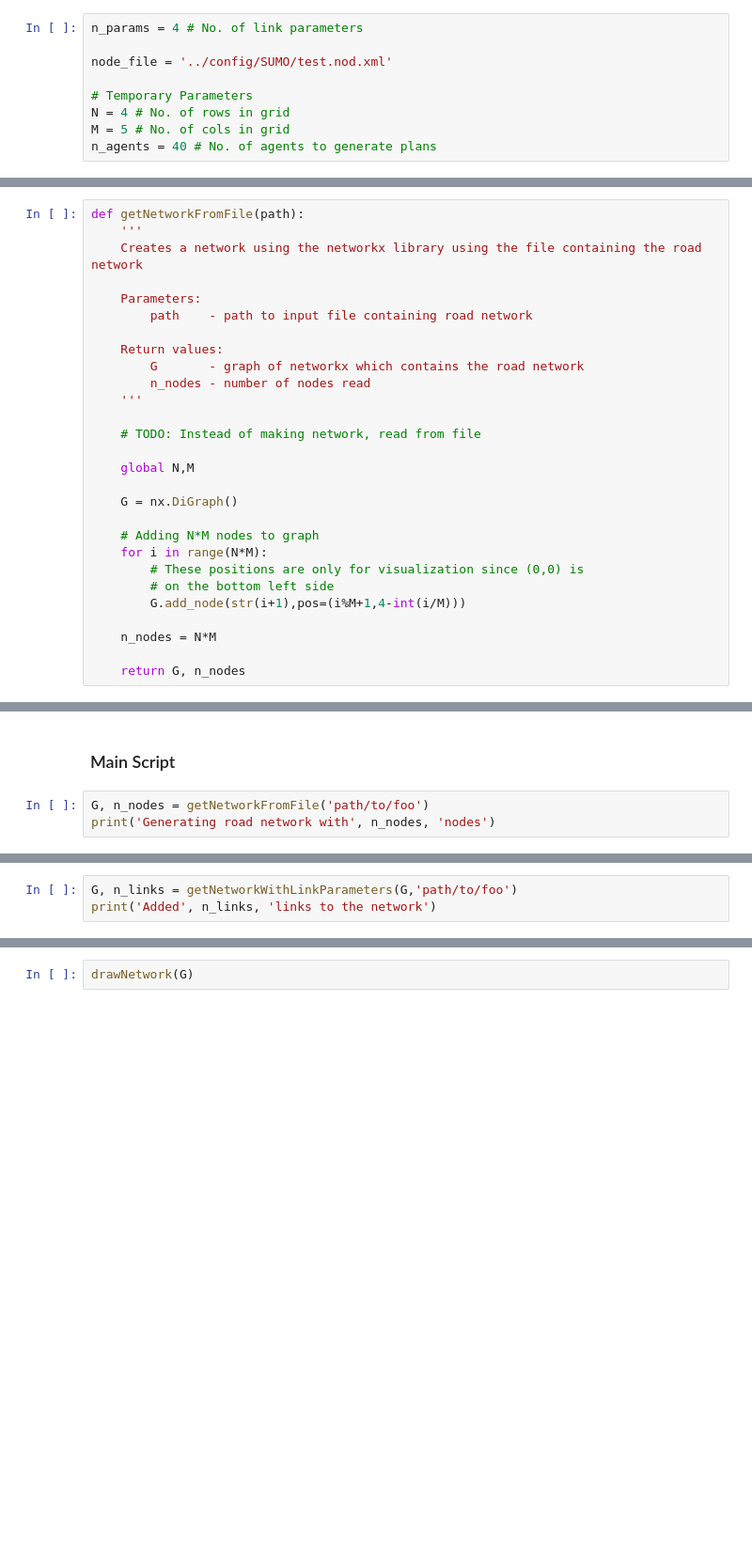
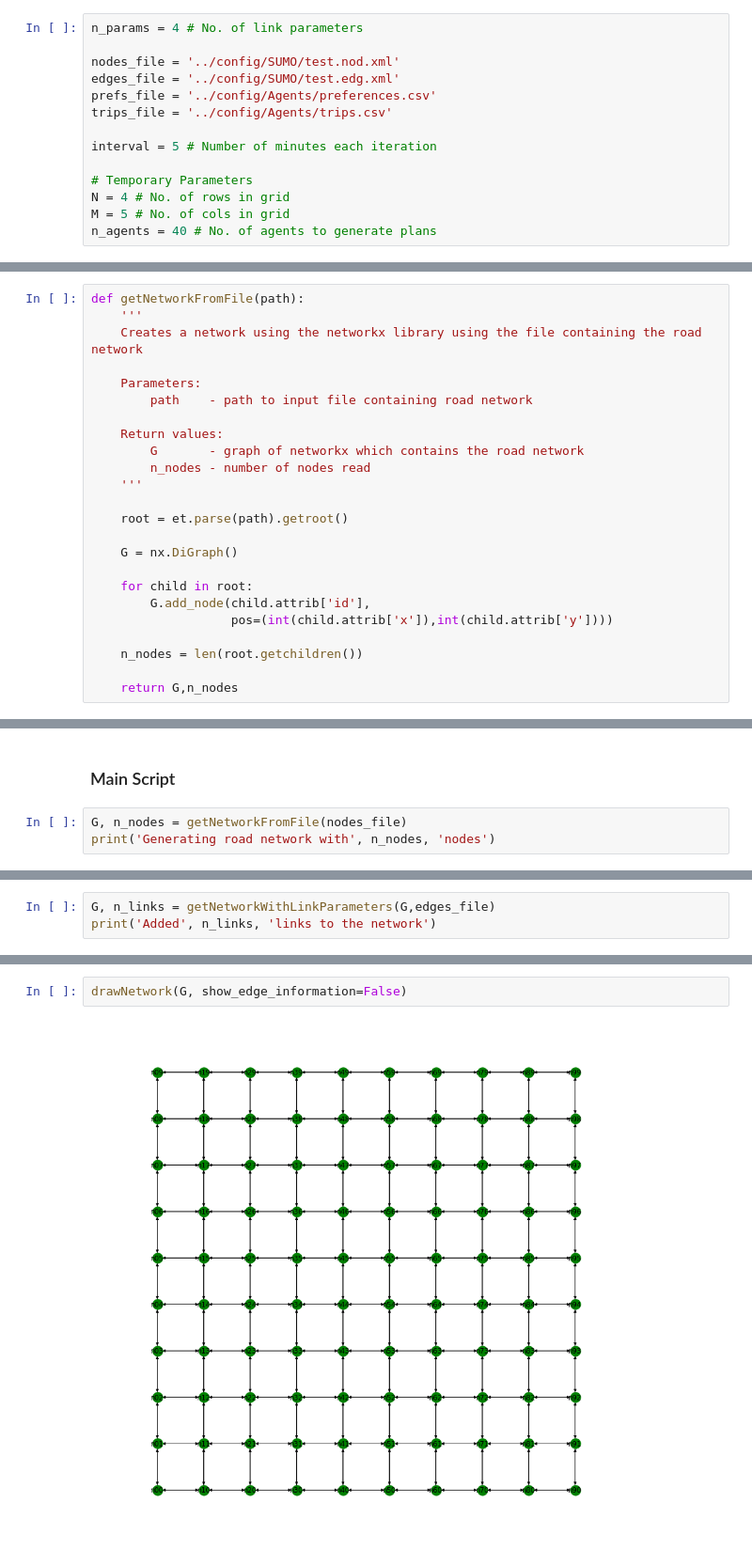
Before and after one commit to surirohit/multi-agent-traffic-simulation, a Jupyter notebook: notebooks/Route Generator.ipynb, the cells around one changed output, grey strips where cells are left out. Shown at 94% size. Saved outputs shown, nothing was run; the diff lists cells and outputs as text; blank space fills up the shorter version.

```diff
--- a/notebooks/Route Generator.ipynb
+++ b/notebooks/Route Generator.ipynb
@@ -50,7 +52,12 @@ def drawNetwork(G):
 # %%
 n_params = 4 # No. of link parameters
 
-node_file = '../config/SUMO/test.nod.xml'
+nodes_file = '../config/SUMO/test.nod.xml'
+edges_file = '../config/SUMO/test.edg.xml'
+prefs_file = '../config/Agents/preferences.csv'
+trips_file = '../config/Agents/trips.csv'
+
+interval = 5 # Number of minutes each iteration
 
 # Temporary Parameters
 N = 4 # No. of rows in grid
@@ -71,21 +78,17 @@ def getNetworkFromFile(path):
         n_nodes - number of nodes read
     '''
 
-    # TODO: Instead of making network, read from file
-
-    global N,M
+    root = et.parse(path).getroot()
 
     G = nx.DiGraph()
 
-    # Adding N*M nodes to graph
-    for i in range(N*M):
-        # These positions are only for visualization since (0,0) is
-        # on the bottom left side
-        G.add_node(str(i+1),pos=(i%M+1,4-int(i/M)))
+    for child in root:
+        G.add_node(child.attrib['id'],
+                   pos=(int(child.attrib['x']),int(child.attrib['y'])))
 
-    n_nodes = N*M
+    n_nodes = len(root.getchildren())
 
-    return G, n_nodes
+    return G,n_nodes
 # %%
 def getNetworkWithLinkParameters(G, path):
     '''
@@ -330,5 +255,5 @@ def writePlansToFiles(dataset_path,plans):
 # %% [markdown]
 ### Main Script
 # %%
-G, n_nodes = getNetworkFromFile('path/to/foo')
+G, n_nodes = getNetworkFromFile(nodes_file)
 print('Generating road network with', n_nodes, 'nodes')
@@ -335,3 +262,3 @@ print('Generating road network with', n_nodes, 'nodes')
 # %%
-G, n_links = getNetworkWithLinkParameters(G,'path/to/foo')
+G, n_links = getNetworkWithLinkParameters(G,edges_file)
 print('Added', n_links, 'links to the network')
@@ -351,2 +277,4 @@ The weights shown above the edge are of the link which goes from the node with s
 # %%
-drawNetwork(G)
+drawNetwork(G, show_edge_information=False)
+# %% [output]
+[figure, added]
```
Also changed, not shown: parts of 18 cells of this notebook, 4 other files.
